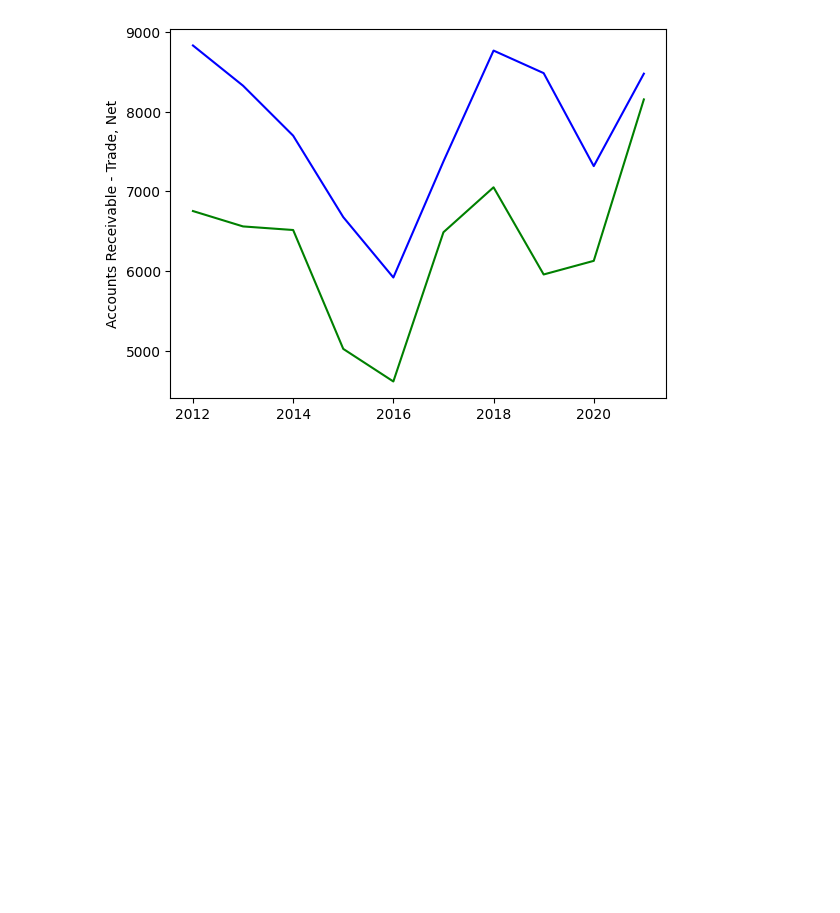
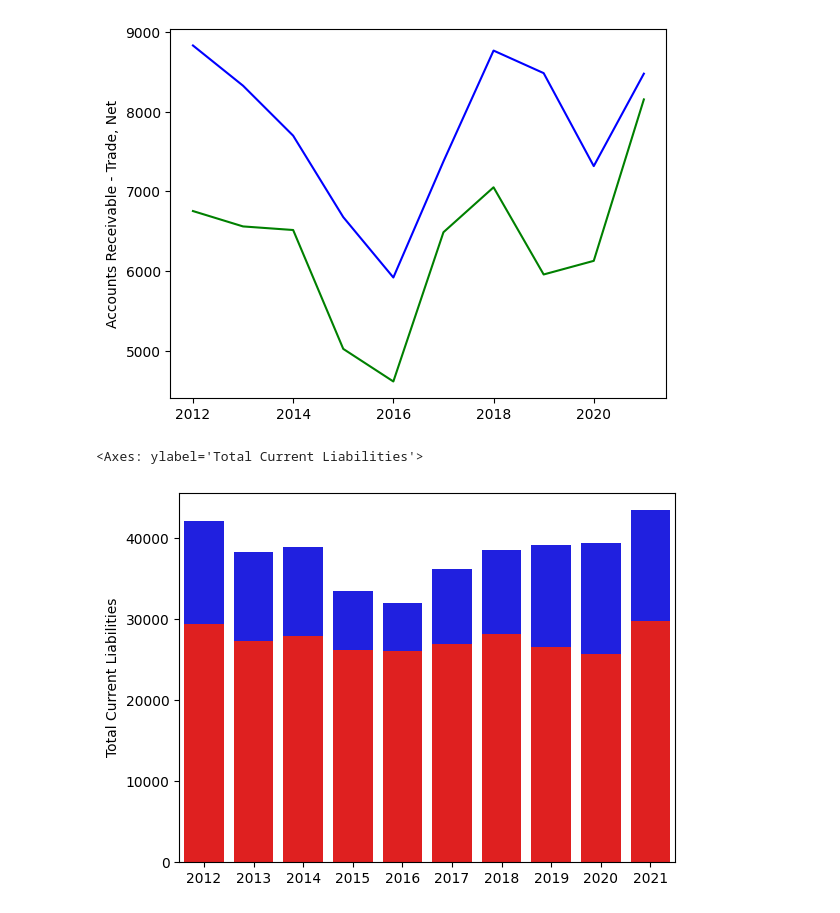
Before and after one commit to Javadht/apple_finance, a Jupyter notebook: apple finance.ipynb, the cells around one changed output. Drawn from its saved outputs; the diff is of its cells as text; code cells hidden in the pictures; blank space fills up the shorter version.

```diff
--- a/apple finance.ipynb
+++ b/apple finance.ipynb
@@ -155,3 +131,9 @@ sns.lineplot(y=dt["Accounts Payable"], x=dt.index, color="green")
 # %% [output]
 <Axes: ylabel='Accounts Receivable - Trade, Net'>
 [figure]
+# %%
+sns.barplot(y=dt["Total Current Assets"], x=dt.index, color="blue")
+sns.barplot(y=dt["Total Current Liabilities"], x=dt.index, color="red")
+# %% [output]
+<Axes: ylabel='Total Current Liabilities'>
+[figure, added]
```
Also changed, not shown: parts of 3 cells of this notebook.
